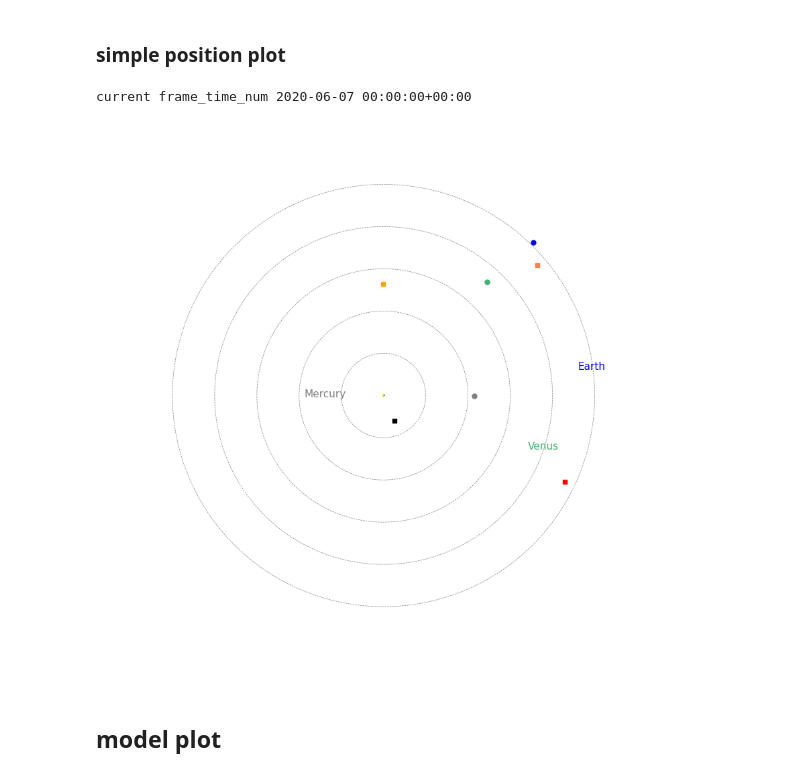
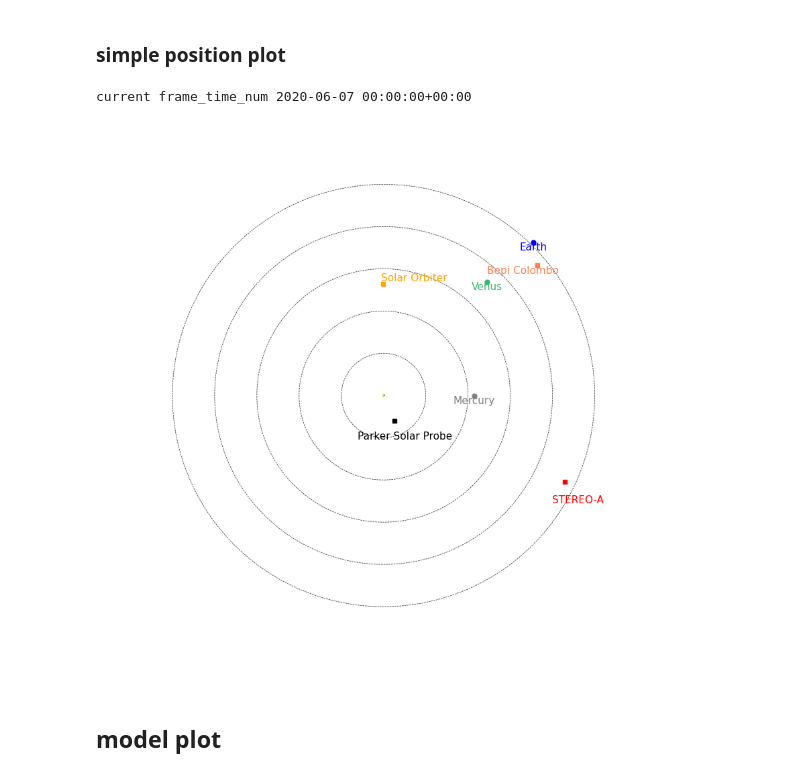
Before and after one commit to cmoestl/solar_orbiter, a Jupyter notebook: event_visuals_june7.ipynb, the cells around one changed output. Drawn from its saved outputs; the diff is of its cells as text; code cells hidden in the pictures.

```diff
--- a/event_visuals_june7.ipynb
+++ b/event_visuals_june7.ipynb
@@ -331,6 +344,18 @@ def plot_configure(ax, **kwargs):
     ls = LightSource(azdeg=140, altdeg=40)
     ax.plot_surface(x, y, z, rstride=1, cstride=1, color='yellow',lightsource=ls, linewidth=0, antialiased=False,zorder=5)
 
+    p=np.arange(0,2*np.pi,0.01)
+    r1=1.0
+    ax1.plot(r1*np.sin(p),r1*np.cos(p),0,lw=0.5,color='black', alpha=0.5,linestyle='--',zorder=0 )
+    r1=0.8
+    ax1.plot(r1*np.sin(p),r1*np.cos(p),0,lw=0.5,color='black', alpha=0.5,linestyle='--',zorder=0 )
+    r1=0.6
+    ax1.plot(r1*np.sin(p),r1*np.cos(p),0,lw=0.5,color='black', alpha=0.5,linestyle='--',zorder=0 )
+    r1=0.4
+    ax1.plot(r1*np.sin(p),r1*np.cos(p),0,lw=0.5,color='black', alpha=0.5,linestyle='--',zorder=0 )
+    r1=0.2
+    ax1.plot(r1*np.sin(p),r1*np.cos(p),0,lw=0.5,color='black', alpha=0.5,linestyle='--',zorder=0 )
+
 
     ax.set_axis_off()
 
@@ -442,53 +537,50 @@ bepi_timeind=np.argmin(abs(dct))
 dct=frame_time_num-solo_numtime
 solo_timeind=np.argmin(abs(dct))
 
-dct=frame_time_num-(mdates.date2num(sta.time))
+dct=frame_time_num-sta_numtime
 sta_timeind=np.argmin(abs(dct))
 
 #all same times
-dct=frame_time_num-(mdates.date2num(earth.time))
+dct=frame_time_num-earth_numtime
 earth_timeind=np.argmin(abs(dct))
 
 
 fsize=15
 
 
 #planet and spacecraft labels
 
 ax1.text(earth.x[earth_timeind],earth.y[earth_timeind],earth.z[earth_timeind],'Earth', color=earth_color, ha='center',fontsize=fsize-4,verticalalignment='top')
-ax1.text(venus.x[earth_timeind],venus.y[earth_timeind]+0.08,venus.z[earth_timeind],'Venus', color=venus_color, ha='center',fontsize=fsize-4,verticalalignment='top')
-ax1.text(mercury.x[earth_timeind],mercury.y[earth_timeind]+0.07,mercury.z[earth_timeind],'Mercury', color=mercury_color, ha='center',fontsize=fsize-4,verticalalignment='top')
+ax1.text(venus.x[earth_timeind],venus.y[earth_timeind],venus.z[earth_timeind],'Venus', color=venus_color, ha='center',fontsize=fsize-4,verticalalignment='top')
+ax1.text(mercury.x[earth_timeind],mercury.y[earth_timeind],mercury.z[earth_timeind],'Mercury', color=mercury_color, ha='center',fontsize=fsize-4,verticalalignment='top')
 
-#ax1.text(psp.x[psp_timeind],psp.y[psp_timeind]+0.07,psp.z[psp_timeind],'Parker Solar Probe', color=psp_color, ha='center',fontsize=fsize-4,verticalalignment='top')
-#ax1.text(solo.x[solo_timeind]-0.15,solo.y[solo_timeind]+0.07,solo.z[solo_timeind],'Solar Orbiter', color=solo_color, ha='center',fontsize=fsize-4,verticalalignment='top')
-#ax1.text(bepi.x[bepi_timeind]+0.05,bepi.y[bepi_timeind]-0.05,bepi.z[bepi_timeind],'Bepi Colombo', color=bepi_color, ha='center',fontsize=fsize-4,verticalalignment='top')
-#ax1.text(sta.x[sta_timeind],sta.y[sta_timeind]+0.09,sta.z[sta_timeind],'STEREO-A', color=sta_color, ha='center',fontsize=fsize-4,verticalalignment='top')
+ax1.text(psp.x[psp_timeind],psp.y[psp_timeind]+0.07,psp.z[psp_timeind],'Parker Solar Probe', color=psp_color, ha='center',fontsize=fsize-4,verticalalignment='top')
+ax1.text(solo.x[solo_timeind]-0.15,solo.y[solo_timeind]+0.07,solo.z[solo_timeind],'Solar Orbiter', color=solo_color, ha='center',fontsize=fsize-4,verticalalignment='top')
+ax1.text(bepi.x[bepi_timeind]+0.05,bepi.y[bepi_timeind]-0.05,bepi.z[bepi_timeind],'Bepi Colombo', color=bepi_color, ha='center',fontsize=fsize-4,verticalalignment='top')
+ax1.text(sta.x[sta_timeind],sta.y[sta_timeind]+0.09,sta.z[sta_timeind],'STEREO-A', color=sta_color, ha='center',fontsize=fsize-4,verticalalignment='top')
 
 #1 AU circle
 p=np.arange(0,2*np.pi,0.01)
 r1=1.0
 ax1.plot(r1*np.sin(p),r1*np.cos(p),0,lw=0.5,color='black', alpha=0.5,linestyle='--',zorder=0 )
 r1=0.8
 ax1.plot(r1*np.sin(p),r1*np.cos(p),0,lw=0.5,color='black', alpha=0.5,linestyle='--',zorder=0 )
-
 r1=0.6
 ax1.plot(r1*np.sin(p),r1*np.cos(p),0,lw=0.5,color='black', alpha=0.5,linestyle='--',zorder=0 )
-
 r1=0.4
 ax1.plot(r1*np.sin(p),r1*np.cos(p),0,lw=0.5,color='black', alpha=0.5,linestyle='--',zorder=0 )
-
 r1=0.2
 ax1.plot(r1*np.sin(p),r1*np.cos(p),0,lw=0.5,color='black', alpha=0.5,linestyle='--',zorder=0 )
 
 
-a_circle = plt.Circle((0, 0), .5,fill=False,zorder=3,linestyle='-')
-ax1.add_artist(a_circle)
+#a_circle = plt.Circle((0, 0), 1.1,fill=False,zorder=3,linestyle='-')
+#ax1.add_artist(a_circle)
 plt.savefig('results/plots/positions_solo_apr2020_event_hci.png', dpi=100,bbox_inches='tight')
 
 #plt.savefig('results/plots/positions_solo_apr2020_event_tilt.png', dpi=100,bbox_inches='tight')
 # %% [output]
 current frame_time_num 2020-06-07 00:00:00+00:00
-[figure, old version]
+[figure, new version]
 # %% [markdown]
 ## model plot
 # %%
```
Also changed, not shown: parts of 3 cells of this notebook.
